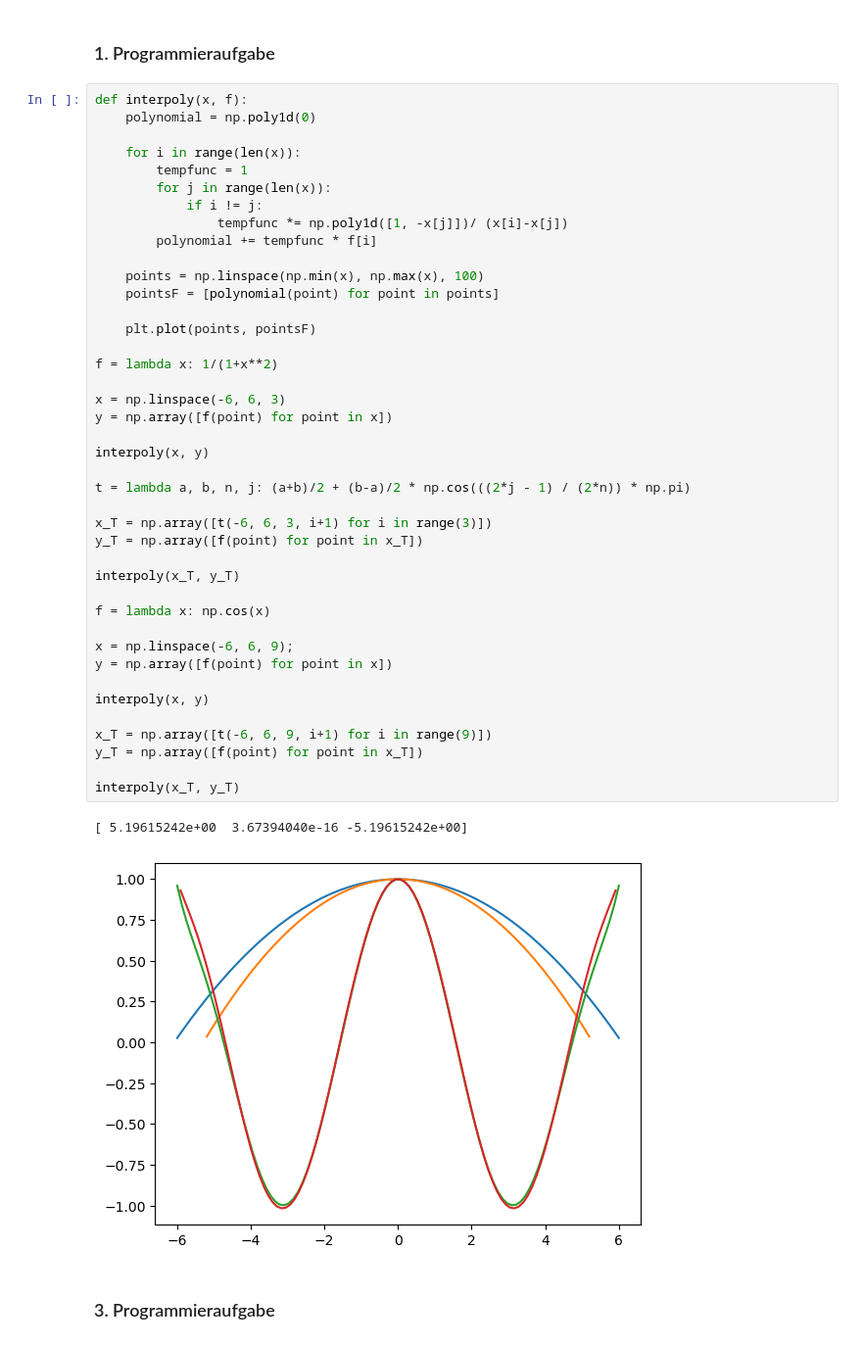
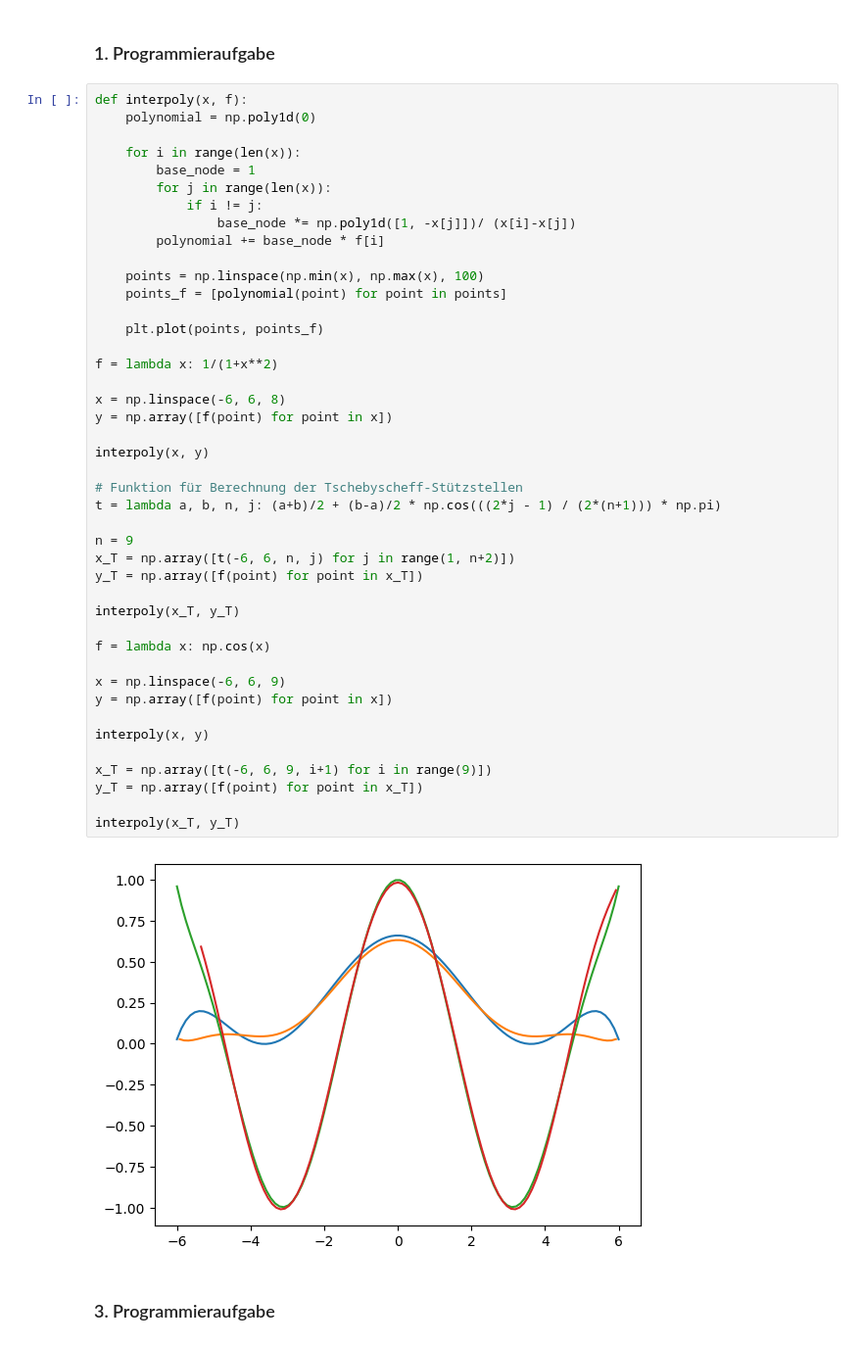
Before and after one commit to Javiermateor/Numerische-Mathematik-I-fuer-Ingenieure, a Jupyter notebook: HA4.ipynb, the cells around one changed output. Shown: that part at 98% size. Drawn from its saved outputs; the diff is of its cells as text.

Commit message:
fix für berechnung der Tschebyscheff-Stützstellen

```diff
--- a/HA4.ipynb
+++ b/HA4.ipynb
@@ -14,45 +8,46 @@ def interpoly(x, f):
     polynomial = np.poly1d(0)
 
     for i in range(len(x)):
-        tempfunc = 1
+        base_node = 1
         for j in range(len(x)):
             if i != j:
-                tempfunc *= np.poly1d([1, -x[j]])/ (x[i]-x[j])
-        polynomial += tempfunc * f[i]
+                base_node *= np.poly1d([1, -x[j]])/ (x[i]-x[j])
+        polynomial += base_node * f[i]
 
     points = np.linspace(np.min(x), np.max(x), 100)
-    pointsF = [polynomial(point) for point in points]
+    points_f = [polynomial(point) for point in points]
 
-    plt.plot(points, pointsF)
+    plt.plot(points, points_f)
 
 f = lambda x: 1/(1+x**2)
 
-x = np.linspace(-6, 6, 3)
+x = np.linspace(-6, 6, 8)
 y = np.array([f(point) for point in x])
 
 interpoly(x, y)
 
-t = lambda a, b, n, j: (a+b)/2 + (b-a)/2 * np.cos(((2*j - 1) / (2*n)) * np.pi)
+# Funktion für Berechnung der Tschebyscheff-Stützstellen
+t = lambda a, b, n, j: (a+b)/2 + (b-a)/2 * np.cos(((2*j - 1) / (2*(n+1))) * np.pi)
 
-x_T = np.array([t(-6, 6, 3, i+1) for i in range(3)])
+n = 9
+x_T = np.array([t(-6, 6, n, j) for j in range(1, n+2)])
 y_T = np.array([f(point) for point in x_T])
 
 interpoly(x_T, y_T)
 
 f = lambda x: np.cos(x)
 
-x = np.linspace(-6, 6, 9);
+x = np.linspace(-6, 6, 9)
 y = np.array([f(point) for point in x])
 
 interpoly(x, y)
 
 x_T = np.array([t(-6, 6, 9, i+1) for i in range(9)])
 y_T = np.array([f(point) for point in x_T])
 
 interpoly(x_T, y_T)
 # %% [output]
-[ 5.19615242e+00  3.67394040e-16 -5.19615242e+00]
-[figure, old version]
+[figure, new version]
 # %% [markdown]
 ### 3. Programmieraufgabe
 # %%
```
Also changed, not shown: parts of 4 cells of this notebook.
